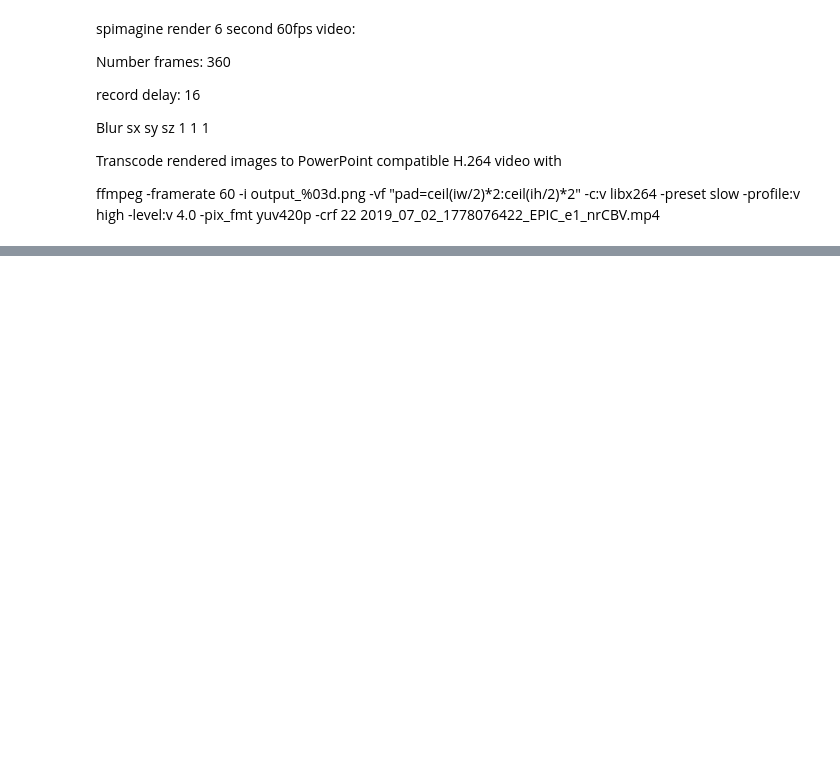
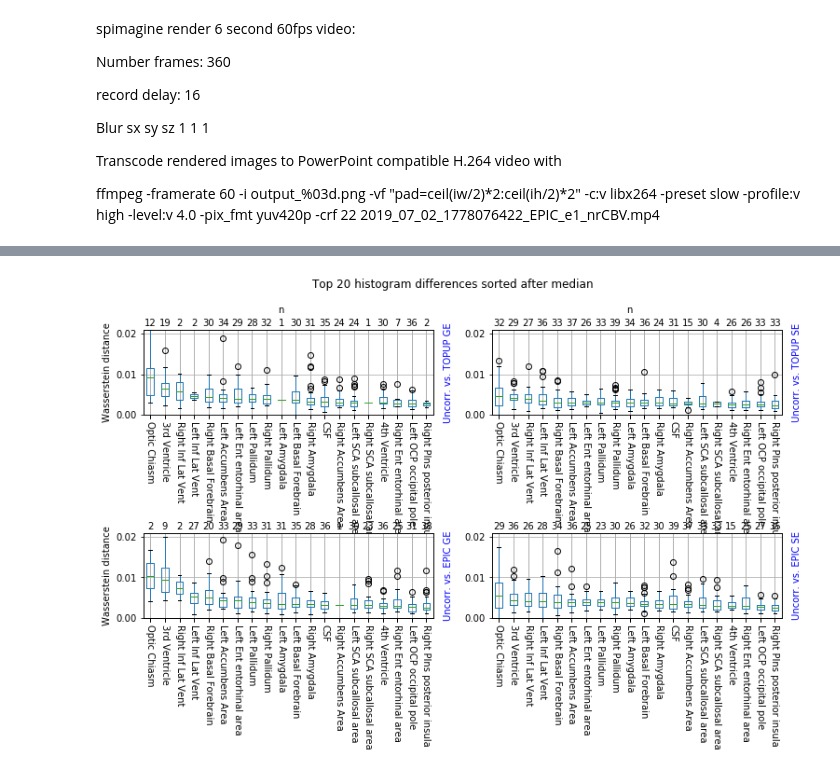
Before and after one commit to ivartz/epi_corrections, a Jupyter notebook: notebooks/corretion_assessment_part_2.ipynb, the cells around one changed output, grey strips where cells are left out. Saved outputs shown, nothing was run; the diff lists cells and outputs as text; code cells hidden in the pictures; blank space fills up the shorter version.

```diff
--- a/notebooks/corretion_assessment_part_2.ipynb
+++ b/notebooks/corretion_assessment_part_2.ipynb
@@ -286,0 +590,18 @@ active:  blur {'sigma': 4.0}
+# %%
+#"""
+top=20
+fig = plt.figure(figsize=np.array([6.4*0.8*2*1.2, 4.8*0.8*2]))
+ax1 = fig.add_subplot(4, 2, 1)
+sorted_boxplot_histogram_distances(raw_vs_topup_e1_df, ax1, ylabel2="Uncorr. vs. TOPUP GE", ylabel="Wasserstein distance", title="n", top=top)
+
+ax2 = fig.add_subplot(4, 2, 2, sharex=ax1, sharey=ax1)
+sorted_boxplot_histogram_distances(raw_vs_topup_e2_df, ax2, ylabel2="Uncorr. vs. TOPUP SE", ylabel="", title="n", top=top)
+
+ax3 = fig.add_subplot(4, 2, 5, sharex=ax1, sharey=ax1)
+sorted_boxplot_histogram_distances(raw_vs_epic_e1_df, ax3, ylabel2="Uncorr. vs. EPIC GE", ylabel="Wasserstein distance", title="", top=top)
+
+ax4 = fig.add_subplot(4, 2, 6, sharex=ax1, sharey=ax1)
+sorted_boxplot_histogram_distances(raw_vs_epic_e2_df, ax4, ylabel2="Uncorr. vs. EPIC SE", ylabel="", title="", top=top)
+#"""
+# %% [output]
+[figure, added]
```
Also changed, not shown: parts of 62 cells of this notebook, 12 other files.
